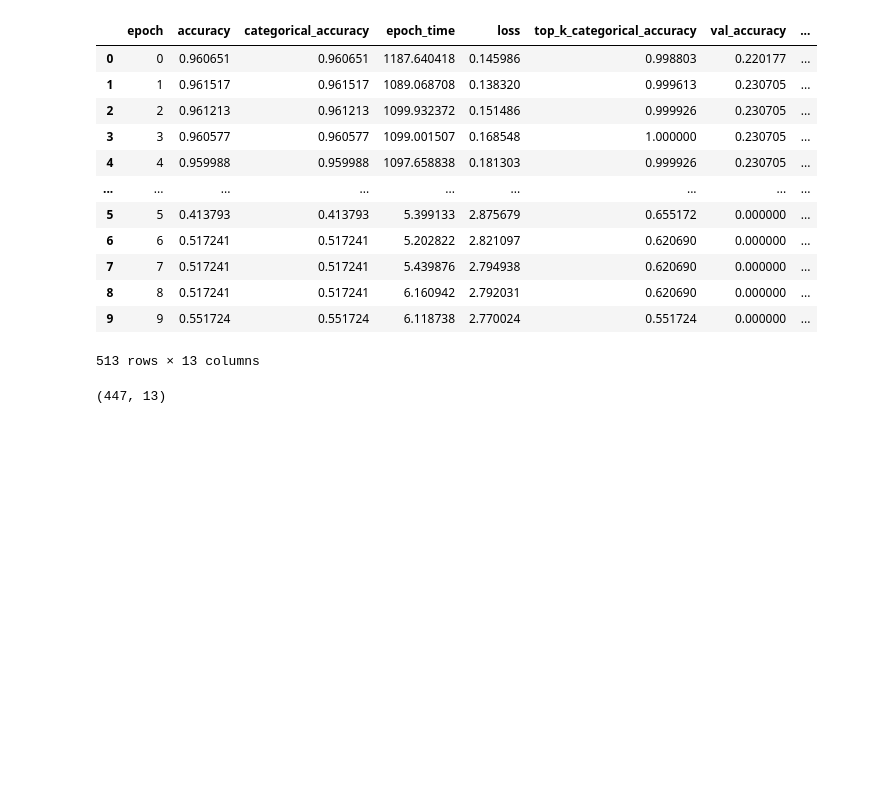
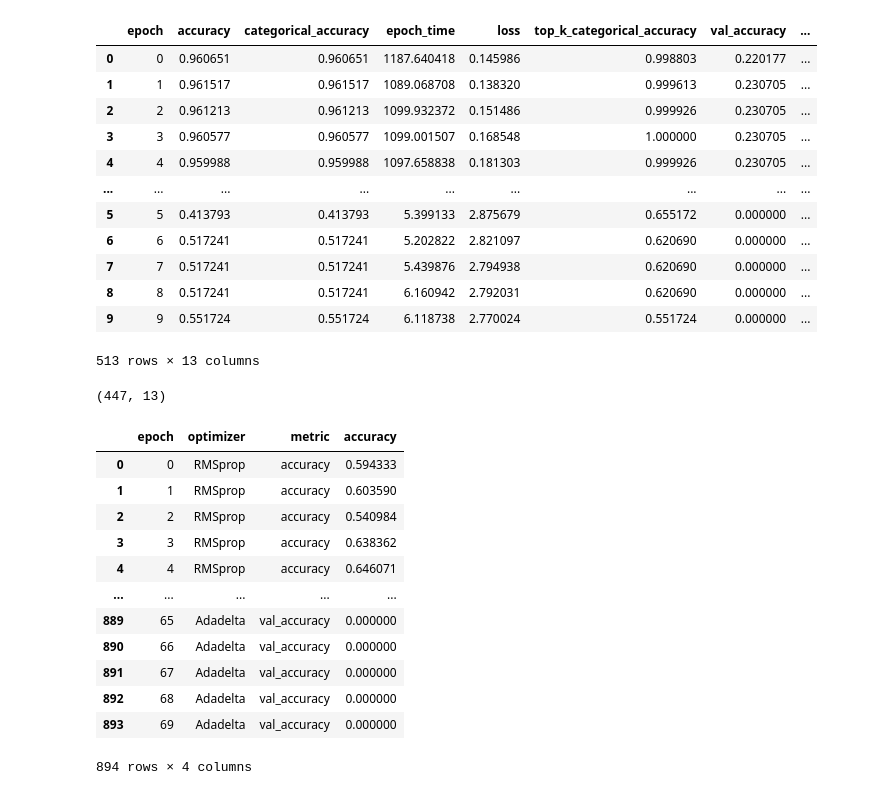
Before and after one commit to dunnkers/optimizers-sign-language, a Jupyter notebook: exploration/results.ipynb, the cells around one changed output. Drawn from its saved outputs; the diff is of its cells as text; code cells hidden in the pictures; blank space fills up the shorter version.

```diff
--- a/exploration/results.ipynb
+++ b/exploration/results.ipynb
@@ -40,4 +40,24 @@ data = df[df['job_id'].isin(['18102942'])]
 data.shape
 # %% [output]
 (447, 13)
+# %%
+molten = data.melt(id_vars=['epoch', 'optimizer'],
+                   var_name='metric',
+                   value_vars=['accuracy', 'val_accuracy'],
+                   value_name='accuracy')
+molten
+# %% [output]
+|  | epoch | optimizer | metric | accuracy |
+| 0 | 0 | RMSprop | accuracy | 0.594333 |
+| 1 | 1 | RMSprop | accuracy | 0.603590 |
+| 2 | 2 | RMSprop | accuracy | 0.540984 |
+| 3 | 3 | RMSprop | accuracy | 0.638362 |
+| 4 | 4 | RMSprop | accuracy | 0.646071 |
+| ... | ... | ... | ... | ... |
+| 889 | 65 | Adadelta | val_accuracy | 0.000000 |
+| 890 | 66 | Adadelta | val_accuracy | 0.000000 |
+| 891 | 67 | Adadelta | val_accuracy | 0.000000 |
+| 892 | 68 | Adadelta | val_accuracy | 0.000000 |
+| 893 | 69 | Adadelta | val_accuracy | 0.000000 |
+894 rows × 4 columns
 # %%
```
Also changed, not shown: parts of 1 cell of this notebook.
